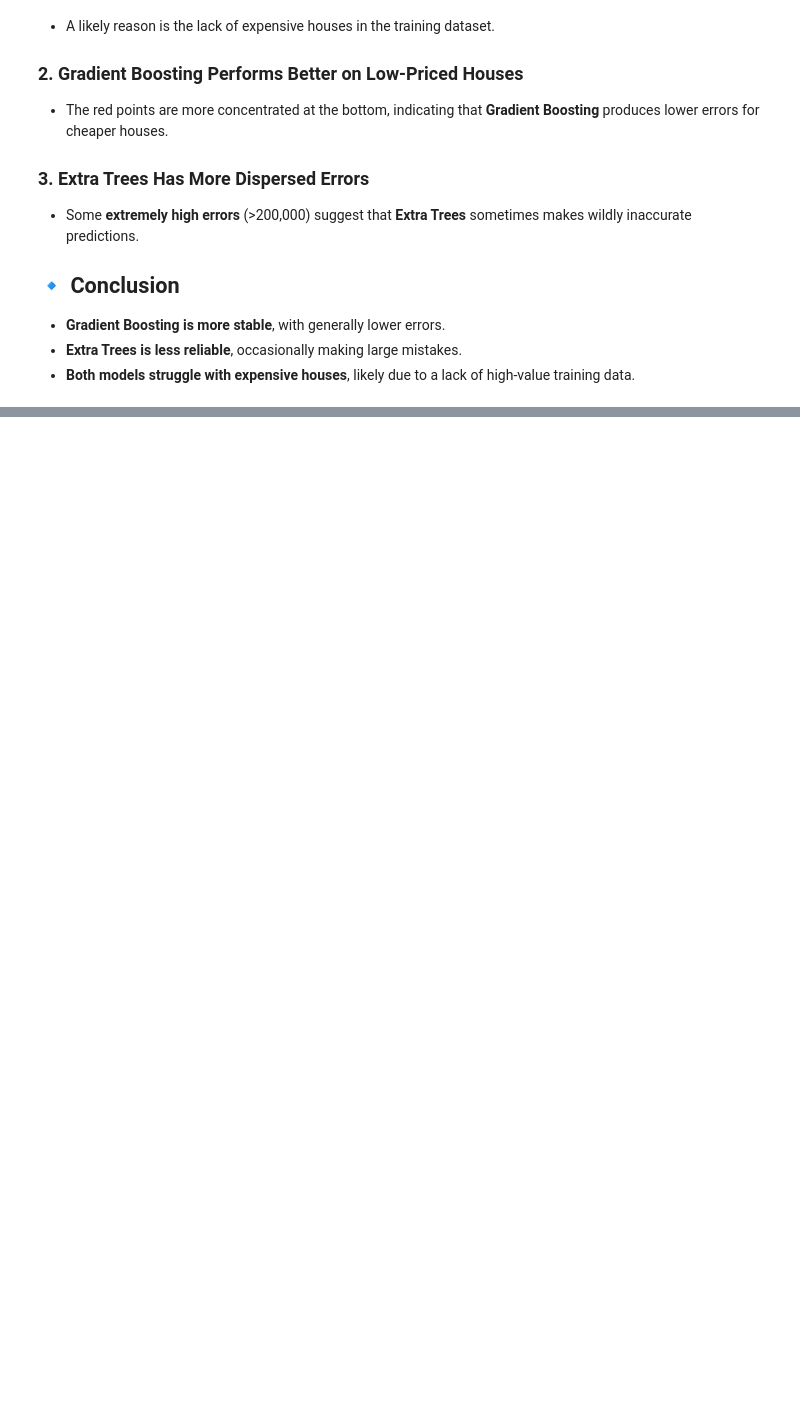
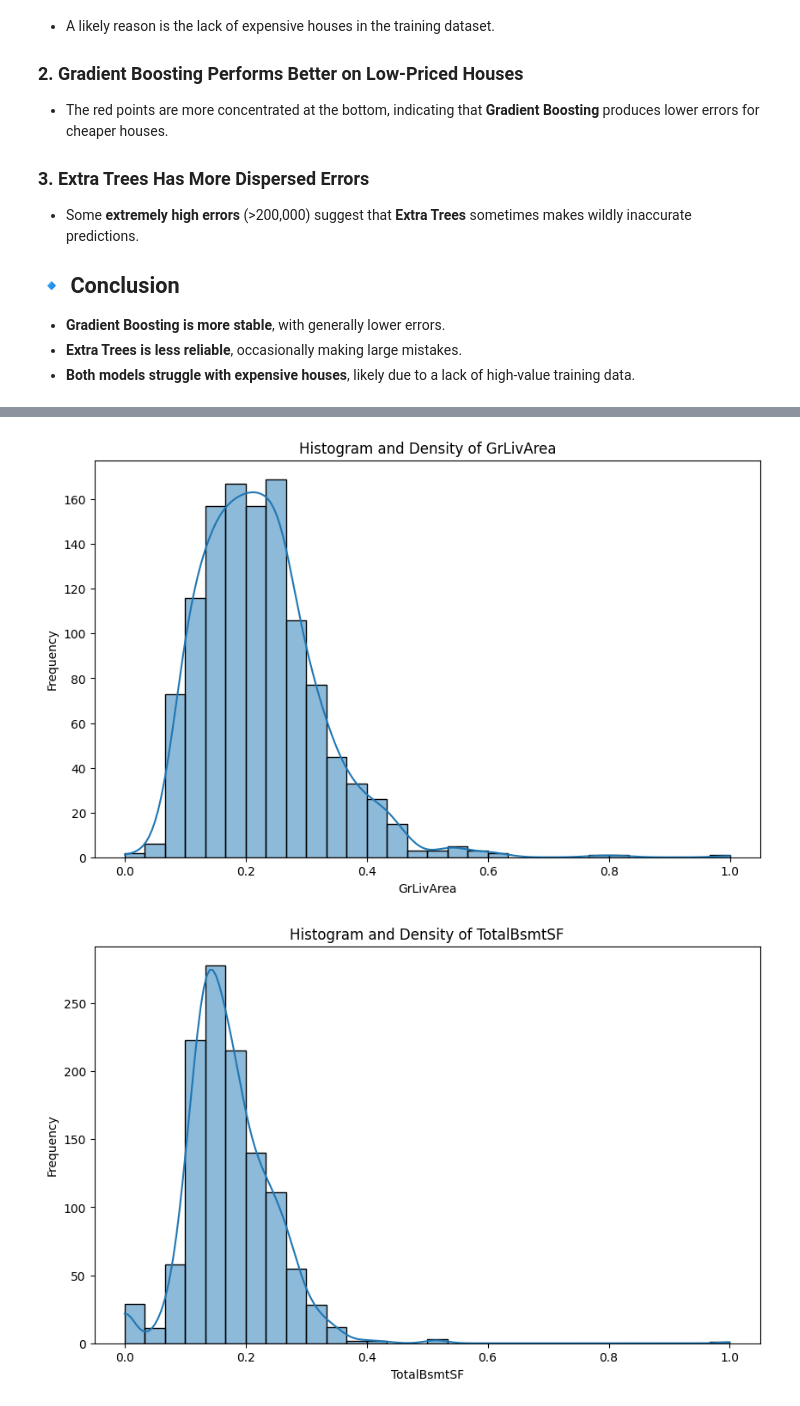
Before and after one commit to Matlpb/Tree-Model-Comparison-Regression, a Jupyter notebook: Analysis/analysis.ipynb, the cells around one changed output, grey strips where cells are left out. Drawn from its saved outputs; the diff is of its cells as text; code cells hidden in the pictures; blank space fills up the shorter version.

```diff
--- a/Analysis/analysis.ipynb
+++ b/Analysis/analysis.ipynb
@@ -235,0 +266,19 @@ plot_absolute_errors(y_test, y_pred_extra, y_pred_grad)
+# %%
+def plot_histogram_with_density(column, bins=30):
+    """
+    Plot the histogram with density estimation for a given column.
+    """
+    plt.figure(figsize=(10, 6))
+    sns.histplot(column, bins=bins, kde=True, edgecolor='black')
+    plt.title(f"Histogram and Density of {column.name}")
+    plt.xlabel(column.name)
+    plt.ylabel("Frequency")
+    plt.show()
+
+
+plot_histogram_with_density(X_train_encoded["GrLivArea"])
+plot_histogram_with_density(X_train_encoded["TotalBsmtSF"])
+plot_histogram_with_density(X_train_encoded["ScreenPorch"])
+# %% [output]
+[figure, added]
+[figure, added]
```
Also changed, not shown: parts of 4 cells of this notebook, 1 other file.
